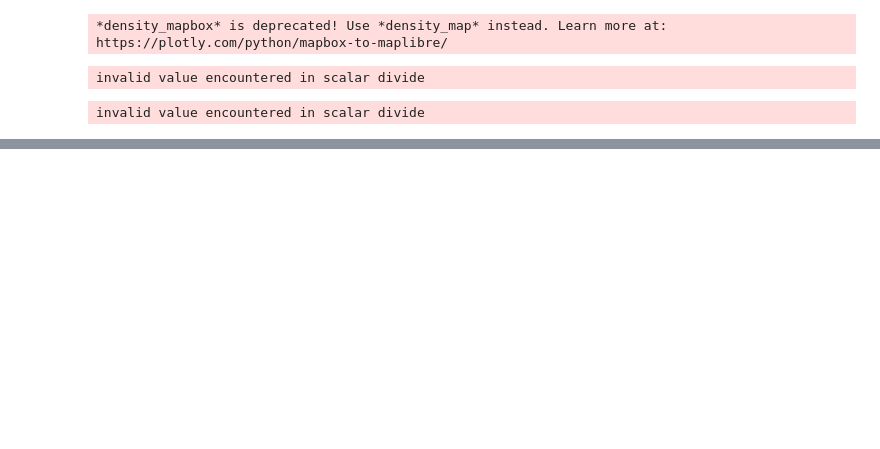
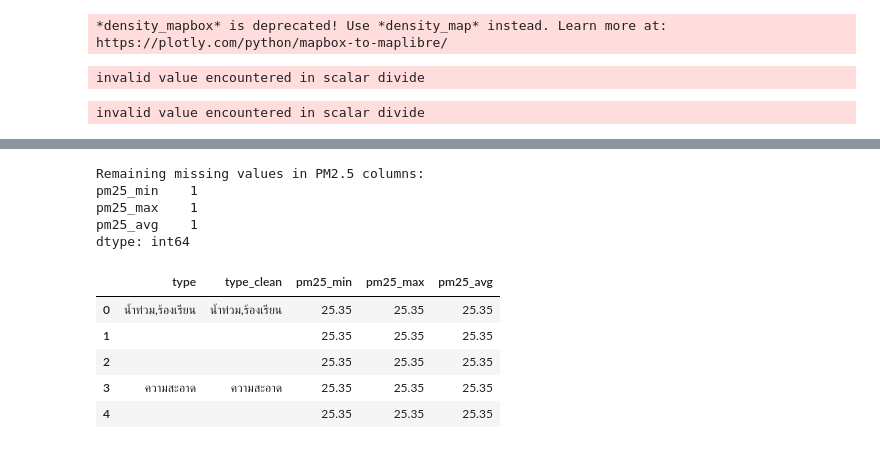
Before and after one commit to NlNJ4/DataScienceProject, a Jupyter notebook: notebooks/3_visualizing_and_EDA.ipynb, the cells around one changed output, grey strips where cells are left out. Cells and saved outputs as stored; diff of their text form; code cells hidden in the pictures; blank space fills up the shorter version.

```diff
--- a/notebooks/3_visualizing_and_EDA.ipynb
+++ b/notebooks/3_visualizing_and_EDA.ipynb
@@ -198,29 +193,3 @@ fig = px.scatter(daily_pm25, x='pm25_avg', y='is_dust_related',
 fig.show()
 # %% [output]
 invalid value encountered in scalar divide
-# %%
-# 4. Impact of Rainfall on Issues
-# Let's look at specific issue types that might be related to rain: "น้ำท่วม" (Flooding), "ถนน" (Roads), "ต้นไม้" (Trees)
-rain_related_keywords = ['น้ำท่วม', 'ระบายน้ำ', 'ถนน', 'ต้นไม้']
-df_merged['is_rain_related'] = df_merged['type_clean'].astype(str).apply(lambda x: any(k in x for k in rain_related_keywords))
-
-# Group by date
-daily_stats = df_merged.groupby('date').agg({
-    'ticket_id': 'count',
-    'is_rain_related': 'sum',
-    'rainfall_mm': 'first', # rainfall is same for all rows on that date
-    'has_rain': 'first'
-}).reset_index()
-
-# Scatter plot: Rainfall vs Rain-related Issues
-fig = px.scatter(daily_stats, x='rainfall_mm', y='is_rain_related',
-                 title='Daily Rainfall vs. Rain-Related Issues',
-                 labels={'is_rain_related': 'Count of Rain/Flood/Road Issues', 'rainfall_mm': 'Rainfall (mm)'},
-                 trendline="ols")
-fig.show()
-
-# Box plot: Issues on Rainy vs Non-Rainy Days
-fig = px.box(daily_stats, x='has_rain', y='ticket_id',
-             title='Total Ticket Volume: Rainy vs. No-Rain Days',
-             labels={'has_rain': 'Has Rain (0=No, 1=Yes)', 'ticket_id': 'Total Tickets'})
-fig.show()
@@ -288,0 +211,30 @@ Using font: Tahoma
+# %%
+df_merged.drop(columns=['holiday', 'holiday_type'], inplace=True)
+
+# จัดการ Missing Values (Null)
+# 1. เปลี่ยนค่า Null ใน type และ type_clean เป็น 'Unknown'
+df_merged[['type', 'type_clean']] = df_merged[['type', 'type_clean']].fillna('')
+
+# 2. เติมค่า pm25_min และ pm25_max ที่หายไป ด้วยค่า pm25_avg ของวันนั้นๆ
+# (สมมติว่าถ้าไม่มีค่า Min/Max บันทึกไว้ ให้ใช้ค่าเฉลี่ยแทนไปเลย)
+df_merged['pm25_min'] = df_merged['pm25_min'].fillna(df_merged['pm25_avg'])
+df_merged['pm25_max'] = df_merged['pm25_max'].fillna(df_merged['pm25_avg'])
+
+# ตรวจสอบผลลัพธ์ว่าเหลือ Null เท่าไหร่
+print("Remaining missing values in PM2.5 columns:")
+print(df_merged[['pm25_min', 'pm25_max', 'pm25_avg']].isna().sum())
+
+# เช็คดูข้อมูลบางส่วน
+df_merged[['type', 'type_clean', 'pm25_min', 'pm25_max', 'pm25_avg']].head()
+# %% [output]
+Remaining missing values in PM2.5 columns:
+pm25_min    1
+pm25_max    1
+pm25_avg    1
+dtype: int64
+|  | type | type_clean | pm25_min | pm25_max | pm25_avg |
+| 0 | น้ำท่วม,ร้องเรียน | น้ำท่วม,ร้องเรียน | 25.35 | 25.35 | 25.35 |
+| 1 |  |  | 25.35 | 25.35 | 25.35 |
+| 2 |  |  | 25.35 | 25.35 | 25.35 |
+| 3 | ความสะอาด | ความสะอาด | 25.35 | 25.35 | 25.35 |
+| 4 |  |  | 25.35 | 25.35 | 25.35 |
```
Also changed, not shown: parts of 7 cells of this notebook.
